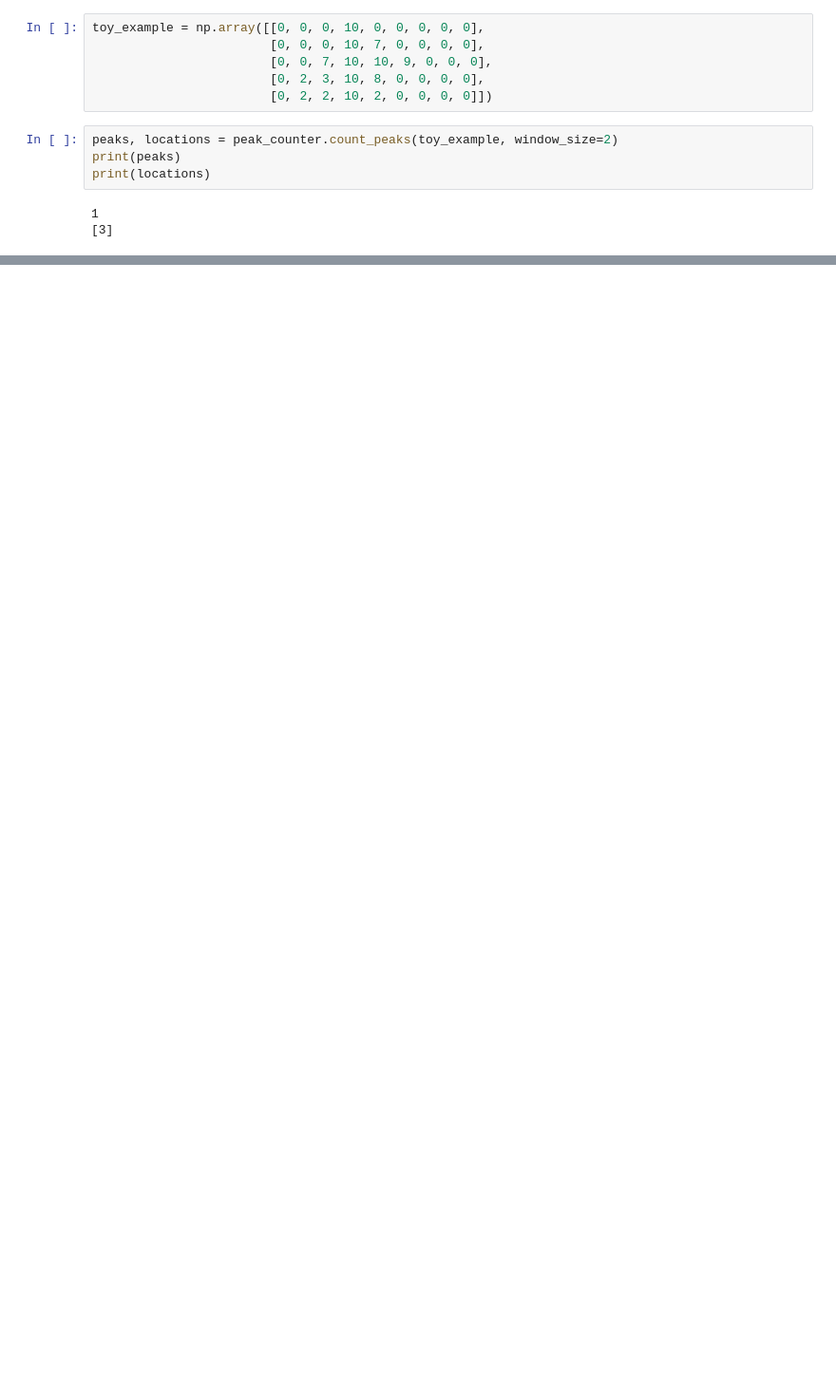
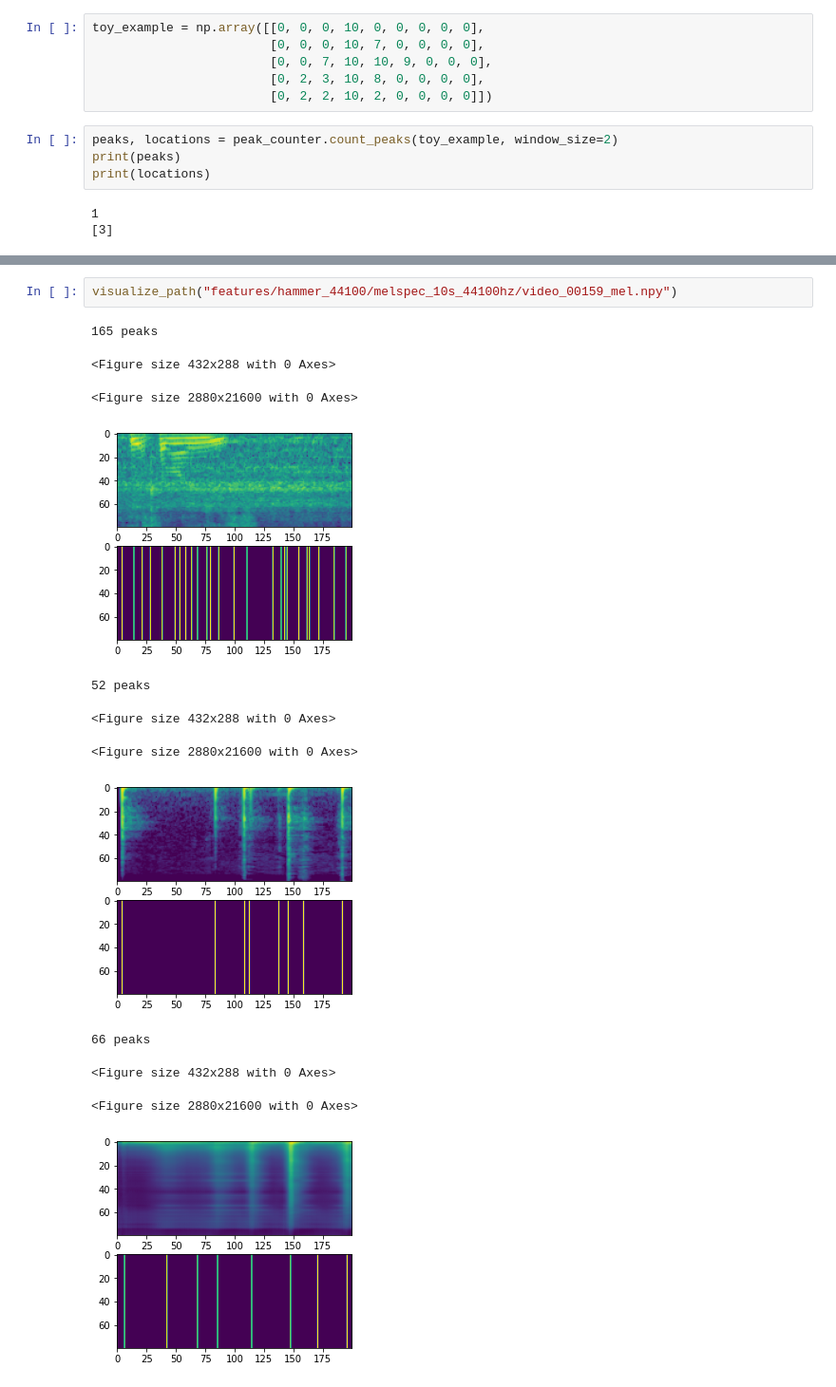
Before and after one commit to jhyau/regnet, a Jupyter notebook: util/peak_counter_visualization.ipynb, the cells around one changed output, grey strips where cells are left out. Shown: that part at 95% size. Drawn from its saved outputs; the diff is of its cells as text; blank space fills up the shorter version.

```diff
--- a/util/peak_counter_visualization.ipynb
+++ b/util/peak_counter_visualization.ipynb
@@ -53,0 +66,15 @@ plt.show()
+# %%
+visualize_path("features/hammer_44100/melspec_10s_44100hz/video_00159_mel.npy")
+# %% [output]
+165 peaks
+<Figure size 432x288 with 0 Axes>
+<Figure size 2880x21600 with 0 Axes>
+[figure, added]
+52 peaks
+<Figure size 432x288 with 0 Axes>
+<Figure size 2880x21600 with 0 Axes>
+[figure, added]
+66 peaks
+<Figure size 432x288 with 0 Axes>
+<Figure size 2880x21600 with 0 Axes>
+[figure, added]
```
Also changed, not shown: parts of 7 cells of this notebook, 8 other files.
